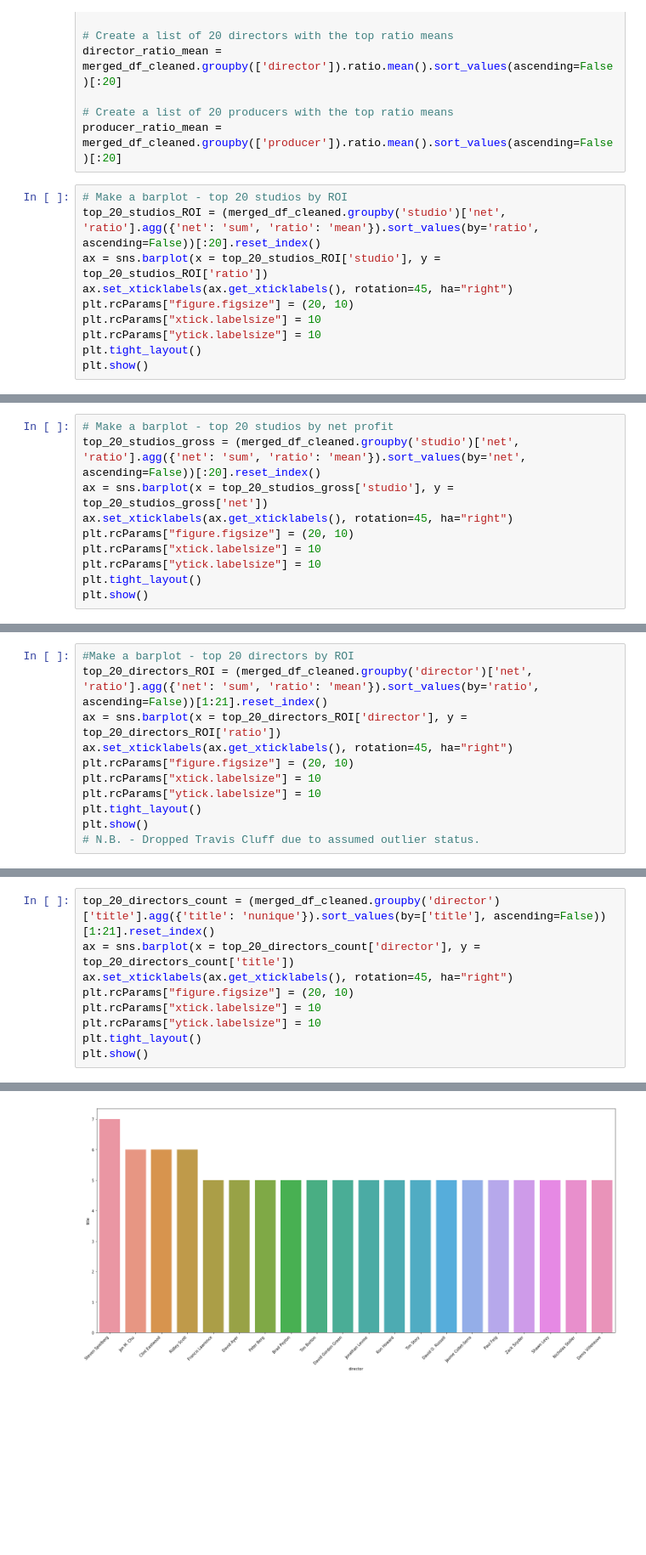
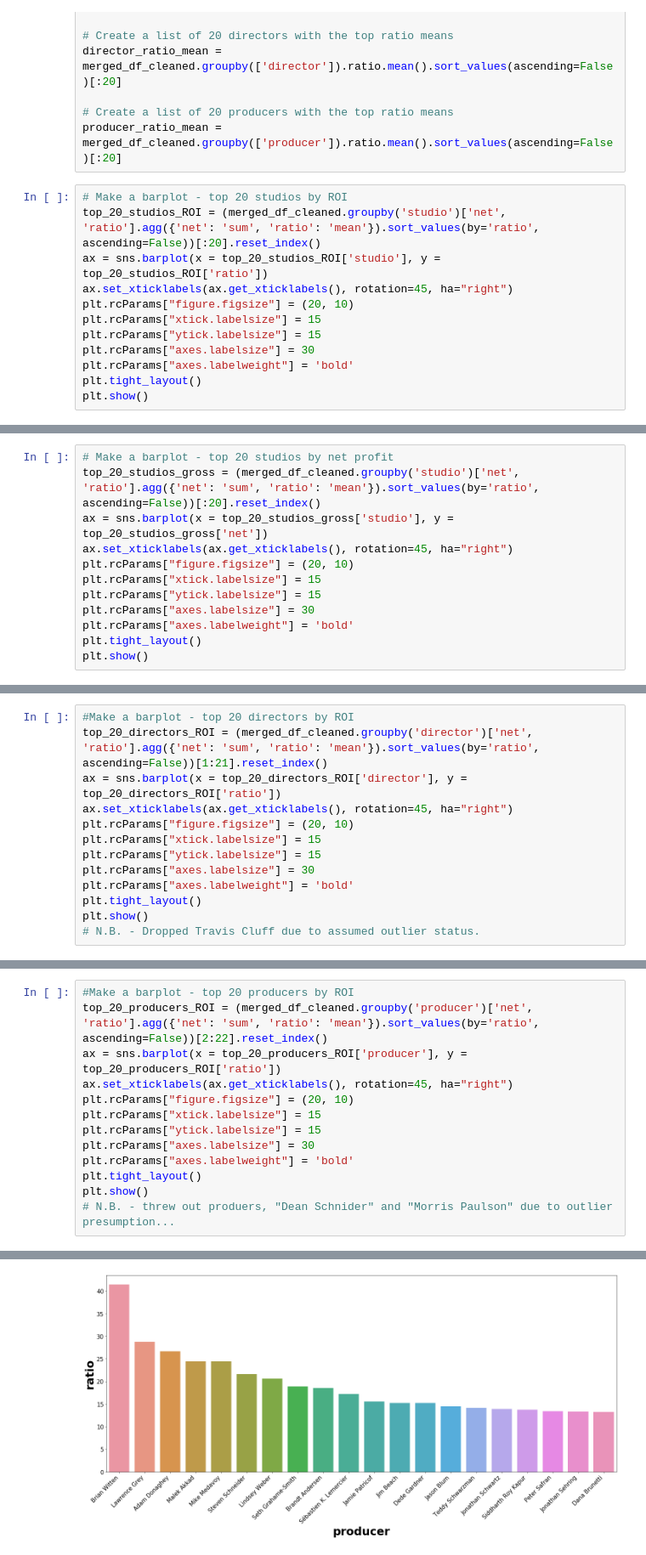
Before and after one commit to khayes847/mod-1-project, a Jupyter notebook: Project_Kyle.ipynb, the cells around one changed output, grey strips where cells are left out. Shown: that part at 85% size. Saved outputs shown, nothing was run; the diff lists cells and outputs as text; blank space fills up the shorter version.

```diff
--- a/Project_Kyle.ipynb
+++ b/Project_Kyle.ipynb
@@ -149,8 +149,10 @@ top_20_studios_ROI = (merged_df_cleaned.groupby('studio')['net', 'ratio'].agg({'
 ax = sns.barplot(x = top_20_studios_ROI['studio'], y = top_20_studios_ROI['ratio'])
 ax.set_xticklabels(ax.get_xticklabels(), rotation=45, ha="right")
 plt.rcParams["figure.figsize"] = (20, 10)
-plt.rcParams["xtick.labelsize"] = 10
-plt.rcParams["ytick.labelsize"] = 10
+plt.rcParams["xtick.labelsize"] = 15
+plt.rcParams["ytick.labelsize"] = 15
+plt.rcParams["axes.labelsize"] = 30
+plt.rcParams["axes.labelweight"] = 'bold'
 plt.tight_layout()
 plt.show()
 # %% [output]
@@ -158,11 +160,13 @@ plt.show()
 # %%
 # Make a barplot - top 20 studios by net profit
-top_20_studios_gross = (merged_df_cleaned.groupby('studio')['net', 'ratio'].agg({'net': 'sum', 'ratio': 'mean'}).sort_values(by='net', ascending=False))[:20].reset_index()
+top_20_studios_gross = (merged_df_cleaned.groupby('studio')['net', 'ratio'].agg({'net': 'sum', 'ratio': 'mean'}).sort_values(by='ratio', ascending=False))[:20].reset_index()
 ax = sns.barplot(x = top_20_studios_gross['studio'], y = top_20_studios_gross['net'])
 ax.set_xticklabels(ax.get_xticklabels(), rotation=45, ha="right")
 plt.rcParams["figure.figsize"] = (20, 10)
-plt.rcParams["xtick.labelsize"] = 10
-plt.rcParams["ytick.labelsize"] = 10
+plt.rcParams["xtick.labelsize"] = 15
+plt.rcParams["ytick.labelsize"] = 15
+plt.rcParams["axes.labelsize"] = 30
+plt.rcParams["axes.labelweight"] = 'bold'
 plt.tight_layout()
 plt.show()
 # %% [output]
@@ -173,8 +177,10 @@ top_20_directors_ROI = (merged_df_cleaned.groupby('director')['net', 'ratio'].ag
 ax = sns.barplot(x = top_20_directors_ROI['director'], y = top_20_directors_ROI['ratio'])
 ax.set_xticklabels(ax.get_xticklabels(), rotation=45, ha="right")
 plt.rcParams["figure.figsize"] = (20, 10)
-plt.rcParams["xtick.labelsize"] = 10
-plt.rcParams["ytick.labelsize"] = 10
+plt.rcParams["xtick.labelsize"] = 15
+plt.rcParams["ytick.labelsize"] = 15
+plt.rcParams["axes.labelsize"] = 30
+plt.rcParams["axes.labelweight"] = 'bold'
 plt.tight_layout()
 plt.show()
 # N.B. - Dropped Travis Cluff due to assumed outlier status.
@@ -195,10 +201,14 @@ plt.show()
 # %%
-top_20_directors_count = (merged_df_cleaned.groupby('director')['title'].agg({'title': 'nunique'}).sort_values(by=['title'], ascending=False))[1:21].reset_index()
-ax = sns.barplot(x = top_20_directors_count['director'], y = top_20_directors_count['title'])
+#Make a barplot - top 20 producers by ROI
+top_20_producers_ROI = (merged_df_cleaned.groupby('producer')['net', 'ratio'].agg({'net': 'sum', 'ratio': 'mean'}).sort_values(by='ratio', ascending=False))[2:22].reset_index()
+ax = sns.barplot(x = top_20_producers_ROI['producer'], y = top_20_producers_ROI['ratio'])
 ax.set_xticklabels(ax.get_xticklabels(), rotation=45, ha="right")
 plt.rcParams["figure.figsize"] = (20, 10)
-plt.rcParams["xtick.labelsize"] = 10
-plt.rcParams["ytick.labelsize"] = 10
+plt.rcParams["xtick.labelsize"] = 15
+plt.rcParams["ytick.labelsize"] = 15
+plt.rcParams["axes.labelsize"] = 30
+plt.rcParams["axes.labelweight"] = 'bold'
 plt.tight_layout()
 plt.show()
+# N.B. - threw out produers, "Dean Schnider" and "Morris Paulson" due to outlier presumption...
 # %% [output]
@@ -207 +215 @@ is deprecated and will be removed in a future version
-[figure, old version]
+[figure, new version]
```
Also changed, not shown: parts of 11 cells of this notebook, 2 other files.
